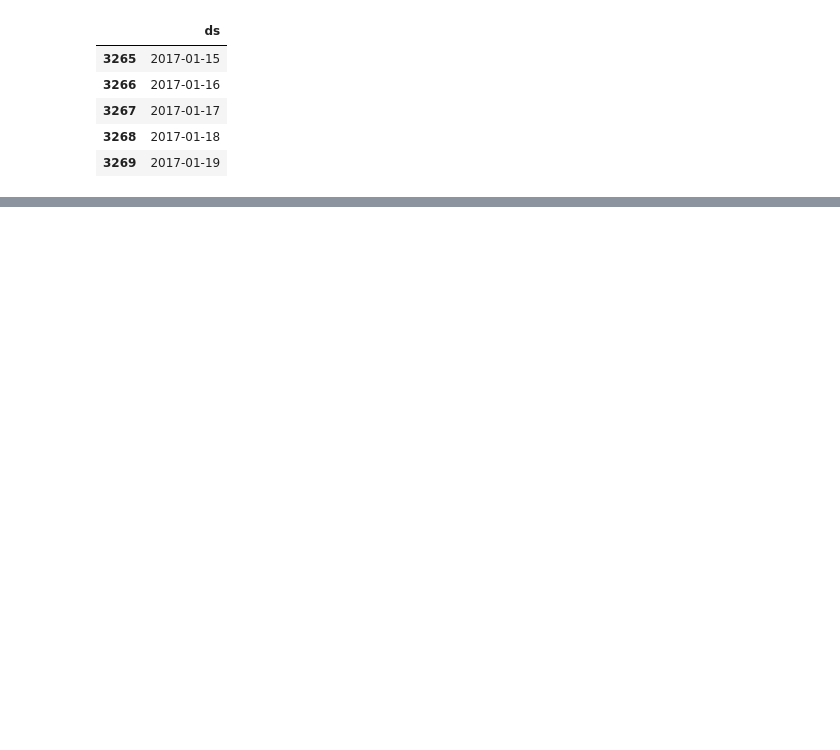
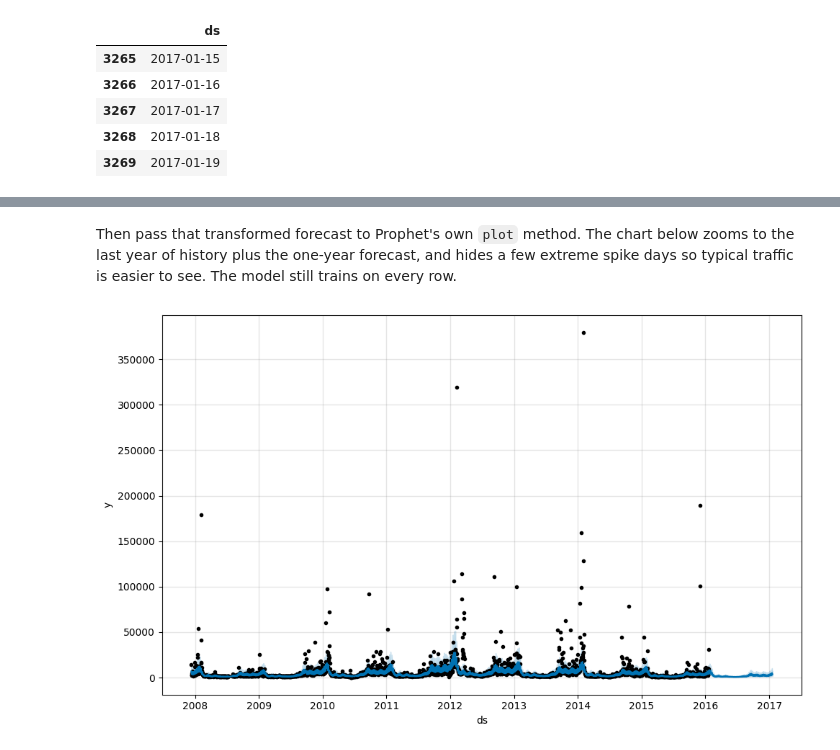
Before and after one commit to HassanAlgoz/AAI, a Jupyter notebook: courses/Timeseries/lessons/14_prophet_forecast_quick_start.ipynb, the cells around one changed output, grey strips where cells are left out. Drawn from its saved outputs; the diff is of its cells as text; code cells hidden in the pictures; blank space fills up the shorter version.

Commit message:
TS: revise Prophet quick start notebook

```diff
--- a/courses/Timeseries/lessons/14_prophet_forecast_quick_start.ipynb
+++ b/courses/Timeseries/lessons/14_prophet_forecast_quick_start.ipynb
@@ -180,0 +190,9 @@ finally:
+# %%
+import numpy as np
+
+fcst_pageviews = forecast.copy()[['ds', 'yhat', 'yhat_lower', 'yhat_upper']]
+fcst_pageviews["yhat"] = np.exp(fcst_pageviews["yhat"])
+fcst_pageviews["yhat_lower"] = np.exp(fcst_pageviews["yhat_lower"])
+fcst_pageviews["yhat_upper"] = np.exp(fcst_pageviews["yhat_upper"])
+
+fcst_pageviews.tail()
@@ -180,0 +206,17 @@ finally:
+# %% [markdown]
+Then pass that transformed forecast to Prophet's own `plot` method. The chart below zooms to the last year of history plus the one-year forecast, and hides a few extreme spike days so typical traffic is easier to see. The model still trains on every row.
+# %%
+def plot_in_original_scale(m, fcst_pageviews):
+    plot_history = m.history.copy()
+    plot_history["y"] = np.exp(plot_history["y"])
+
+    saved_history = m.history
+    m.history = plot_history
+    try:
+        m.plot(fcst_pageviews)
+    finally:
+        m.history = saved_history
+
+plot_in_original_scale(m, fcst_pageviews)
+# %% [output]
+[figure, added]
```
Also changed, not shown: parts of 32 cells of this notebook.
